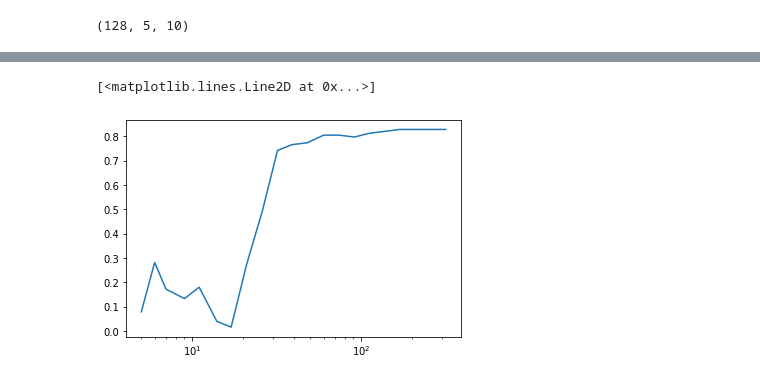
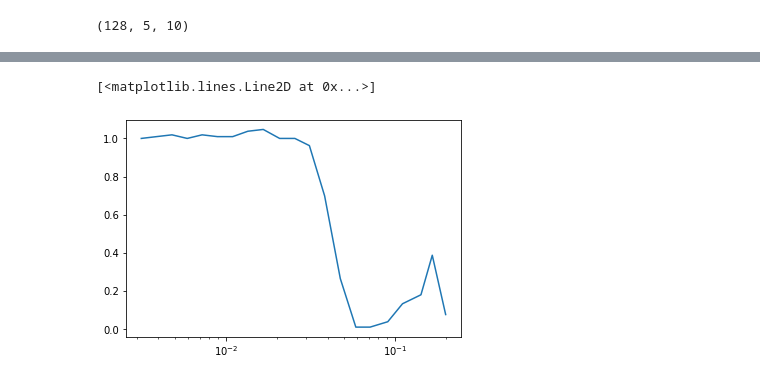
Before and after one commit to wilkieolin/phasor_networks, a Jupyter notebook: phasor model fashion.ipynb, the cells around one changed output, grey strips where cells are left out. Saved outputs shown, nothing was run; the diff lists cells and outputs as text; code cells hidden in the pictures.

```diff
--- a/phasor model fashion.ipynb
+++ b/phasor model fashion.ipynb
@@ -263,4 +245,4 @@ res[0][0].shape
 # %% [output]
 (128, 5, 10)
 # %%
-res2 = [np.mean(model.predict(o[0], method="dynamic_mode") == y_subset) for o in res]
+res2 = [np.mean(model._last_prediction(o[0]) == y_subset) for o in res]
@@ -267,5 +256,5 @@ res2 = [np.mean(model.predict(o[0], method="dynamic_mode") == y_subset) for o in
 # %%
-plt.semilogx(points, res2)
+plt.semilogx(dts, res2 / res2[0])
 # %% [output]
 [<matplotlib.lines.Line2D at 0x...>]
-[figure, old version]
+[figure, new version]
```
Also changed, not shown: parts of 3 cells of this notebook, 4 other files.
